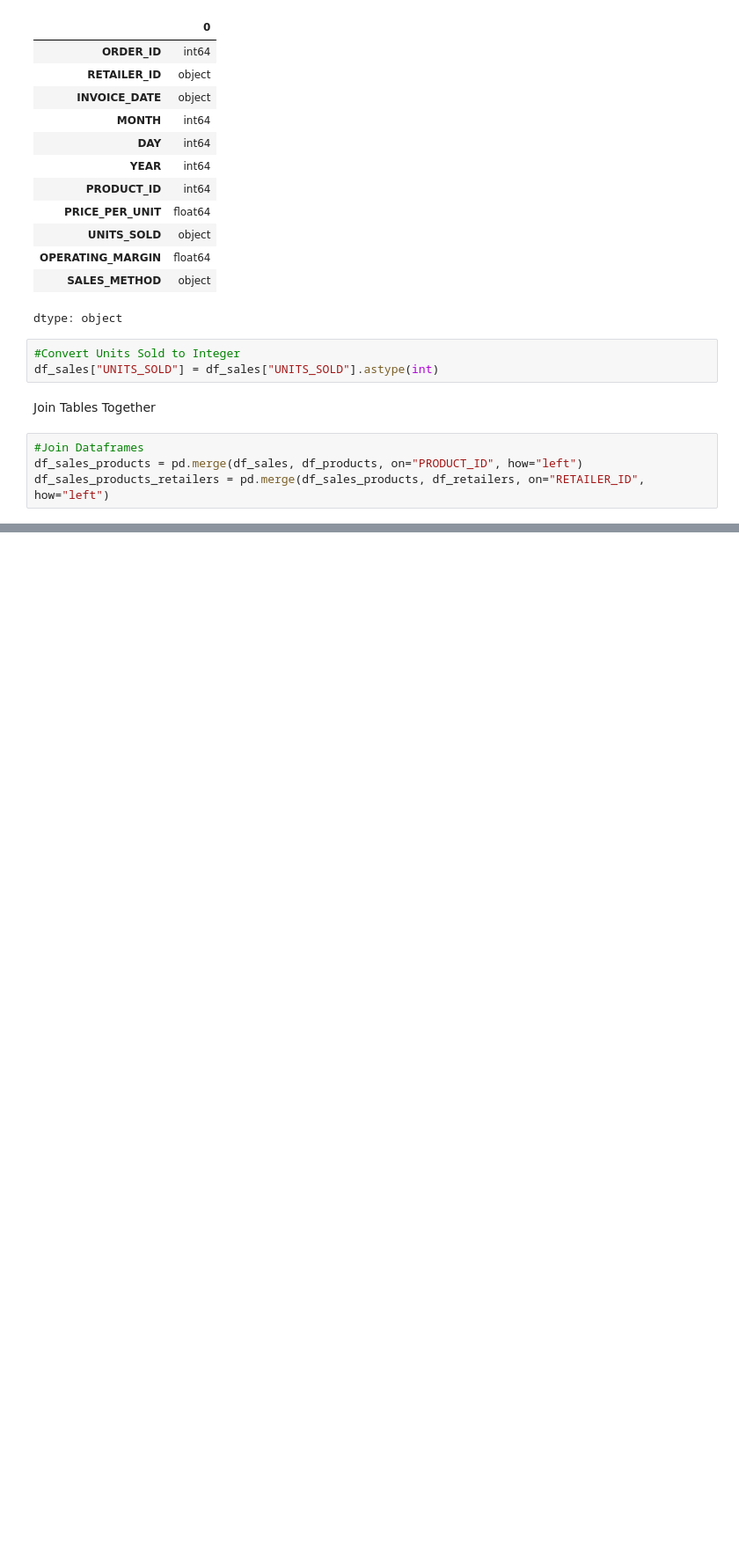
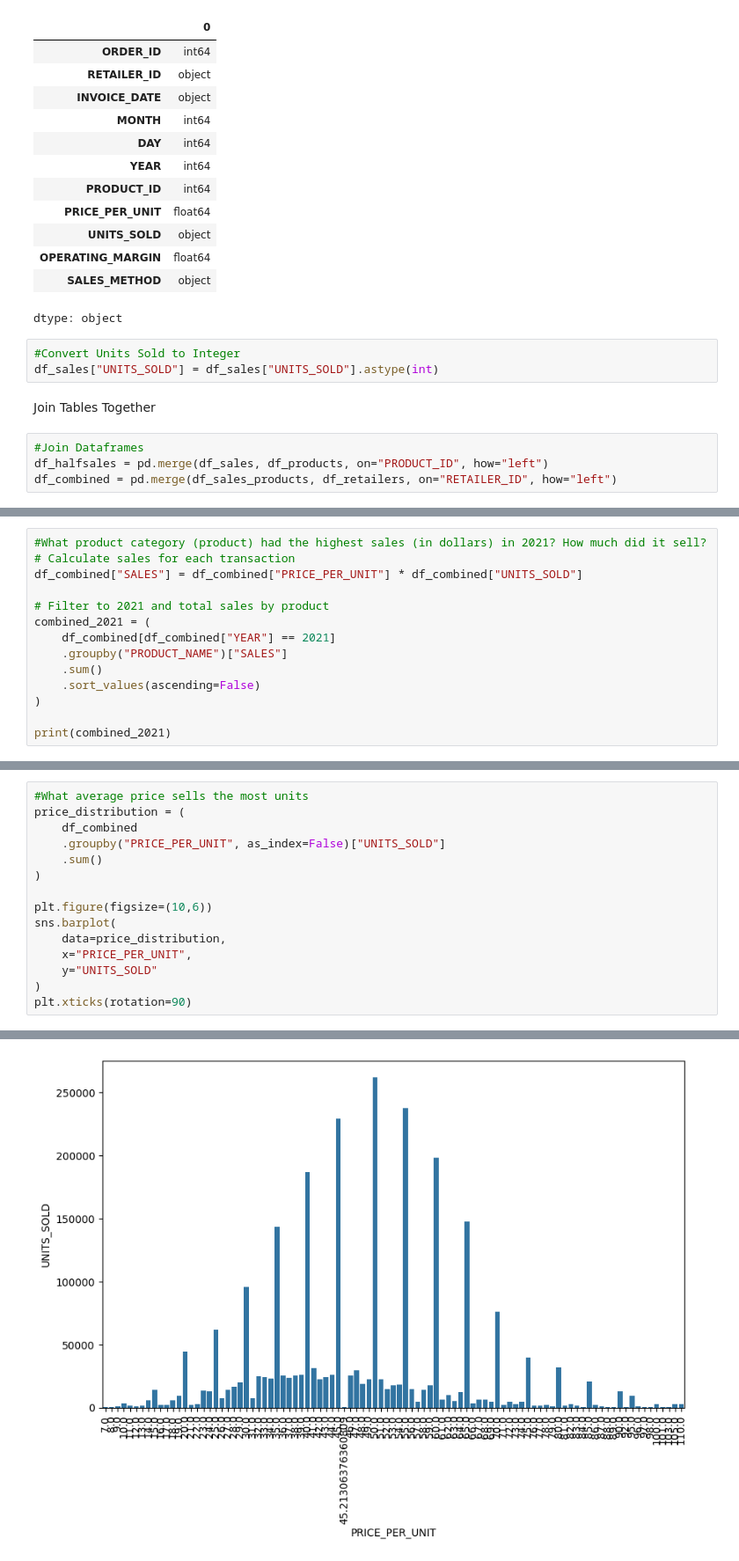
Before and after one commit to moyersda/genbus885-final-moyers_d, a Jupyter notebook: GenBud855_Final_Moyers_D.ipynb, the cells around one changed output, grey strips where cells are left out. Shown at 88% size. Saved outputs shown, nothing was run; the diff lists cells and outputs as text; blank space fills up the shorter version.

```diff
--- a/GenBud855_Final_Moyers_D.ipynb
+++ b/GenBud855_Final_Moyers_D.ipynb
@@ -320,7 +321,7 @@ df_sales["UNITS_SOLD"] = df_sales["UNITS_SOLD"].astype(int)
 Join Tables Together
 # %%
 #Join Dataframes
-df_sales_products = pd.merge(df_sales, df_products, on="PRODUCT_ID", how="left")
-df_sales_products_retailers = pd.merge(df_sales_products, df_retailers, on="RETAILER_ID", how="left")
+df_halfsales = pd.merge(df_sales, df_products, on="PRODUCT_ID", how="left")
+df_combined = pd.merge(df_sales_products, df_retailers, on="RETAILER_ID", how="left")
 # %%
 #Check table
@@ -356,0 +367,14 @@ dtype: int64
+# %%
+#What product category (product) had the highest sales (in dollars) in 2021? How much did it sell?
+# Calculate sales for each transaction
+df_combined["SALES"] = df_combined["PRICE_PER_UNIT"] * df_combined["UNITS_SOLD"]
+
+# Filter to 2021 and total sales by product
+combined_2021 = (
+    df_combined[df_combined["YEAR"] == 2021]
+    .groupby("PRODUCT_NAME")["SALES"]
+    .sum()
+    .sort_values(ascending=False)
+)
+
+print(combined_2021)
@@ -356,0 +515,16 @@ dtype: int64
+# %%
+#What average price sells the most units
+price_distribution = (
+    df_combined
+    .groupby("PRICE_PER_UNIT", as_index=False)["UNITS_SOLD"]
+    .sum()
+)
+
+plt.figure(figsize=(10,6))
+sns.barplot(
+    data=price_distribution,
+    x="PRICE_PER_UNIT",
+    y="UNITS_SOLD"
+)
+plt.xticks(rotation=90)
+# %% [output]
@@ -356,0 +548 @@ dtype: int64
+[figure, added]
```
Also changed, not shown: parts of 18 cells of this notebook.
